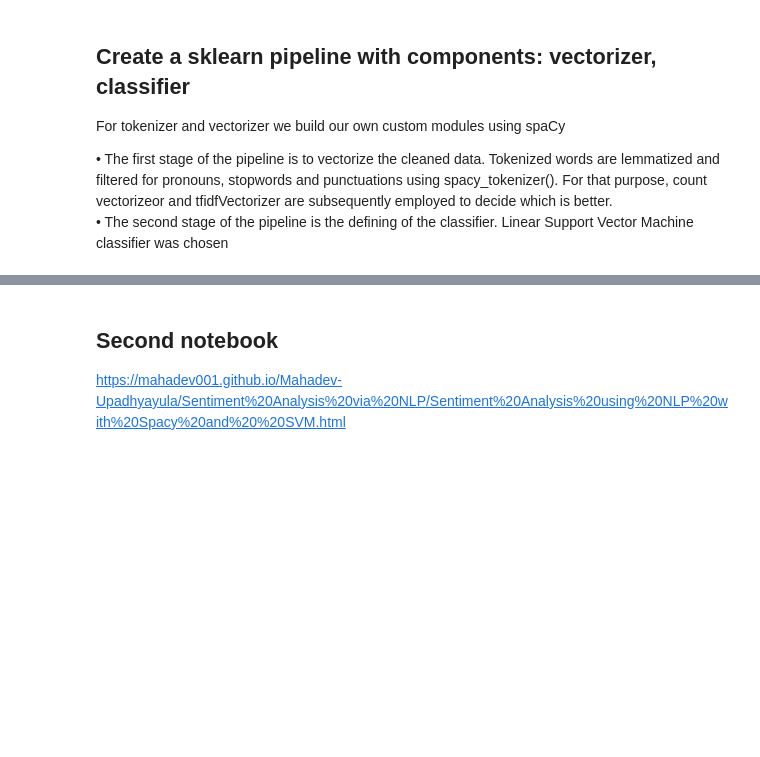
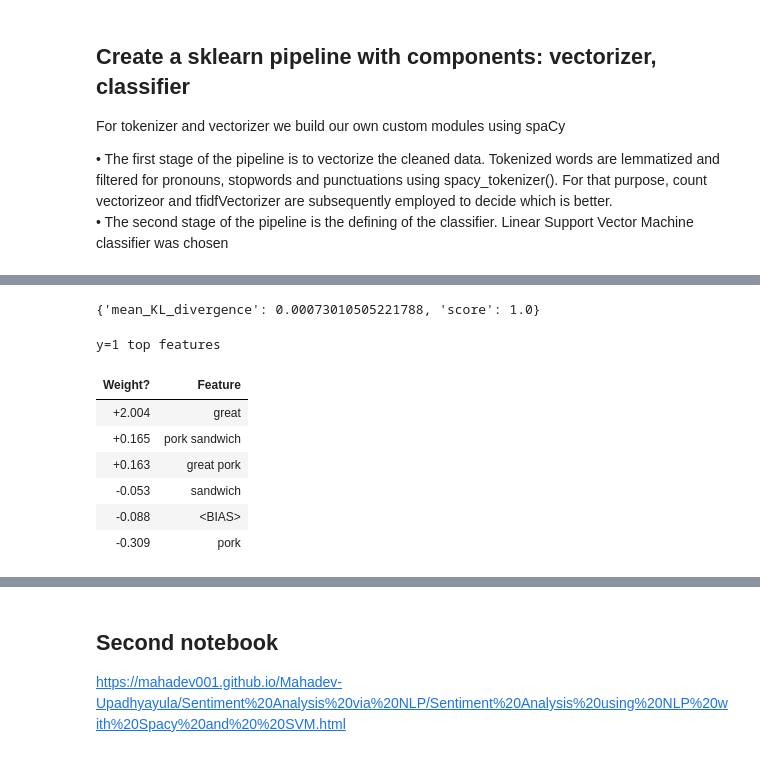
Before and after one commit to lawrence-lachman/ML-Unsupervised-NLP, a Jupyter notebook: 03_spacy_text_classifier.ipynb, the cells around one changed output, grey strips where cells are left out. Drawn from its saved outputs; the diff is of its cells as text; code cells hidden in the pictures; blank space fills up the shorter version.

```diff
--- a/03_spacy_text_classifier.ipynb
+++ b/03_spacy_text_classifier.ipynb
@@ -143,9 +142,12 @@ from sklearn.metrics import accuracy_score
 from sklearn.pipeline import Pipeline
 from sklearn.svm import LinearSVC
 # %%
+from sklearn.svm import SVC
+
 # Vectorization
 vectorizer = CountVectorizer(tokenizer = spacy_tokenizer, ngram_range = (1,1), binary = True)
-classifier_lsvc = LinearSVC()
+# classifier = LinearSVC()
+classifier = SVC(C = 150, gamma = 2e-2, probability = True)
 print(vectorizer)
 # %% [output]
 CountVectorizer(analyzer='word', binary=True, decode_error='strict',
@@ -176,7 +178,7 @@ For tokenizer and vectorizer we build our own custom modules using spaCy
 # %%
 # Create the pipeline to clean, tokenize, vectorize, and classify
 pipe = Pipeline([('vectorizer', vectorizer),
-                 ('classifier', classifier_lsvc)])
+                 ('classifier', classifier)])
 
 # Fit our data
 pipe.fit(X_train, y_train)
@@ -231,0 +246,5 @@ Accuracy: sample_prediction vs y_test    0.7978142076502732
+# %%
+# TextExplainer allows to explain predictions of black-box text classifiers using LIME algorithm
+exp = TextExplainer(random_state = 42)
+
+X_test.values[0]
@@ -231,0 +253,2 @@ Accuracy: sample_prediction vs y_test    0.7978142076502732
+# %%
+exp.fit(X_test.values[0], pipe.predict_proba)
@@ -231,0 +302,15 @@ Accuracy: sample_prediction vs y_test    0.7978142076502732
+# %%
+exp.metrics_
+# %% [output]
+{'mean_KL_divergence': 0.00073010505221788, 'score': 1.0}
+# %%
+exp.show_weights()
+# %% [output]
+y=1 top features
+| Weight? | Feature |
+| +2.004 | great |
+| +0.165 | pork sandwich |
+| +0.163 | great pork |
+| -0.053 | sandwich |
+| -0.088 | <BIAS> |
+| -0.309 | pork |
```
Also changed, not shown: parts of 47 cells of this notebook, 2 other files.
